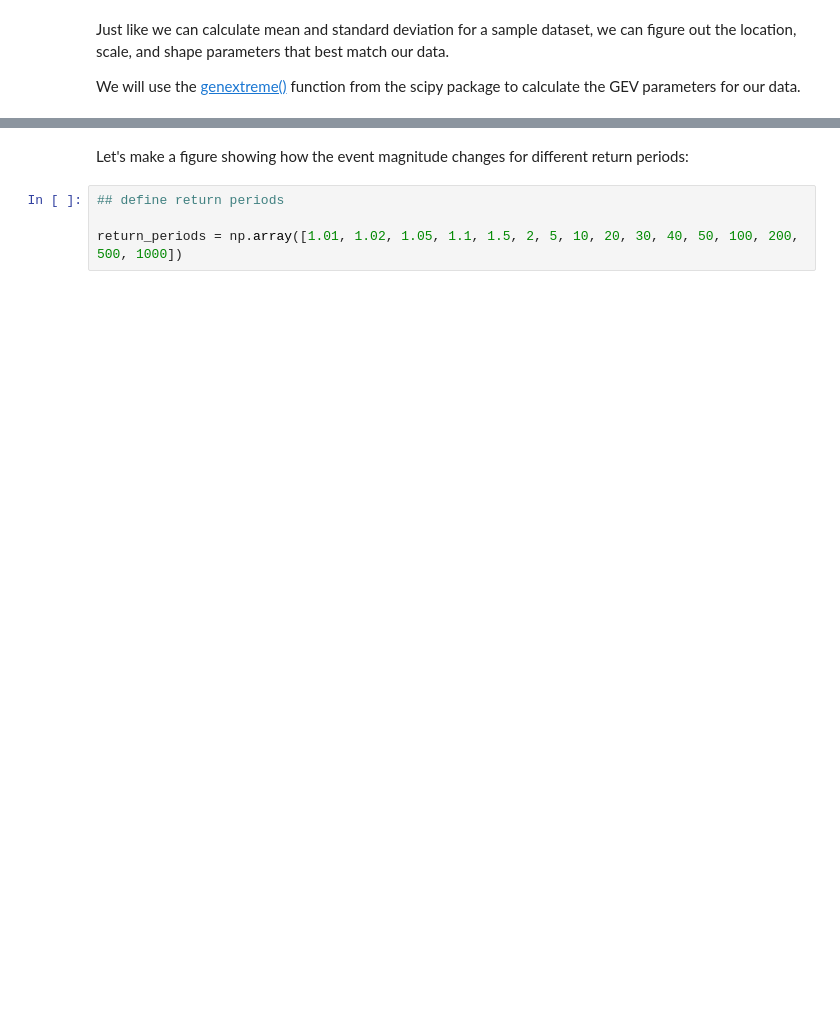
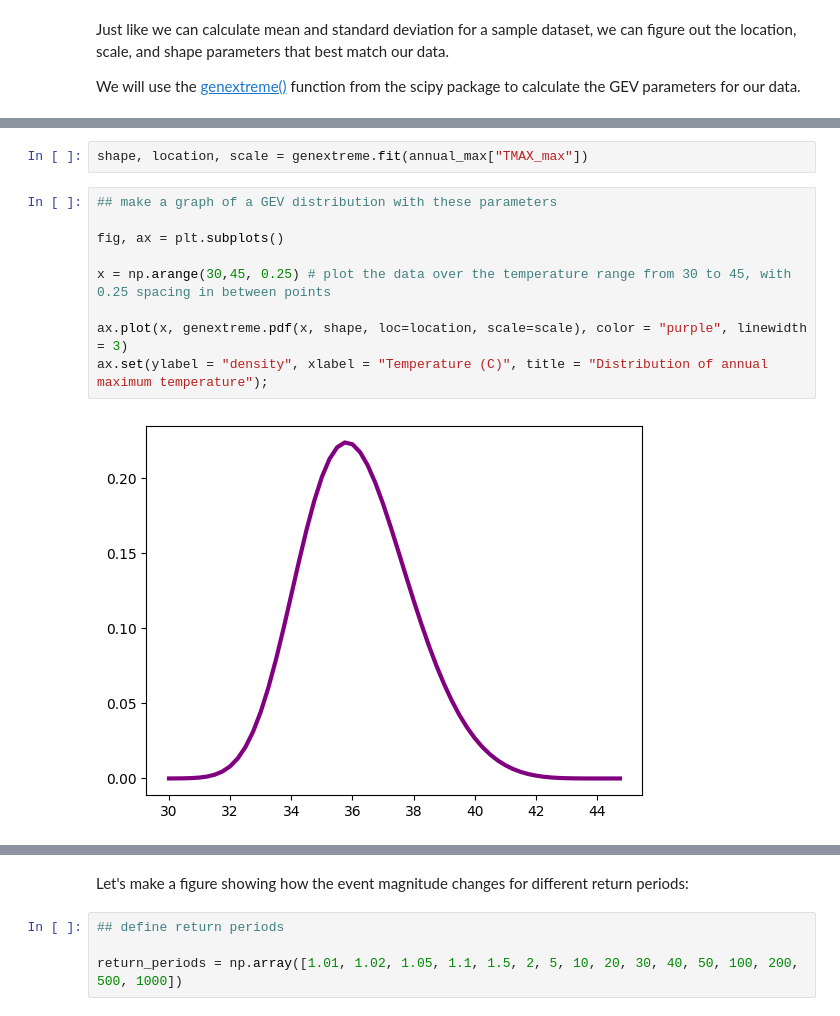
Before and after one commit to fdavenport/course-climate-change-impacts, a Jupyter notebook: lectures/06_Analyzing_Extreme_Events.ipynb, the cells around one changed output, grey strips where cells are left out. Drawn from its saved outputs; the diff is of its cells as text; blank space fills up the shorter version.

```diff
--- a/lectures/06_Analyzing_Extreme_Events.ipynb
+++ b/lectures/06_Analyzing_Extreme_Events.ipynb
@@ -253,0 +401,13 @@ We will use the [genextreme()](https://docs.scipy.org/doc/scipy/reference/genera
+# %%
+shape, location, scale = genextreme.fit(annual_max["TMAX_max"])
+# %%
+## make a graph of a GEV distribution with these parameters
+
+fig, ax = plt.subplots()
+
+x = np.arange(30,45, 0.25) # plot the data over the temperature range from 30 to 45, with 0.25 spacing in between points
+
+ax.plot(x, genextreme.pdf(x, shape, loc=location, scale=scale), color = "purple", linewidth = 3)
+ax.set(ylabel = "density", xlabel = "Temperature (C)", title = "Distribution of annual maximum temperature");
+# %% [output]
+[figure, added]
```
Also changed, not shown: parts of 50 cells of this notebook.
